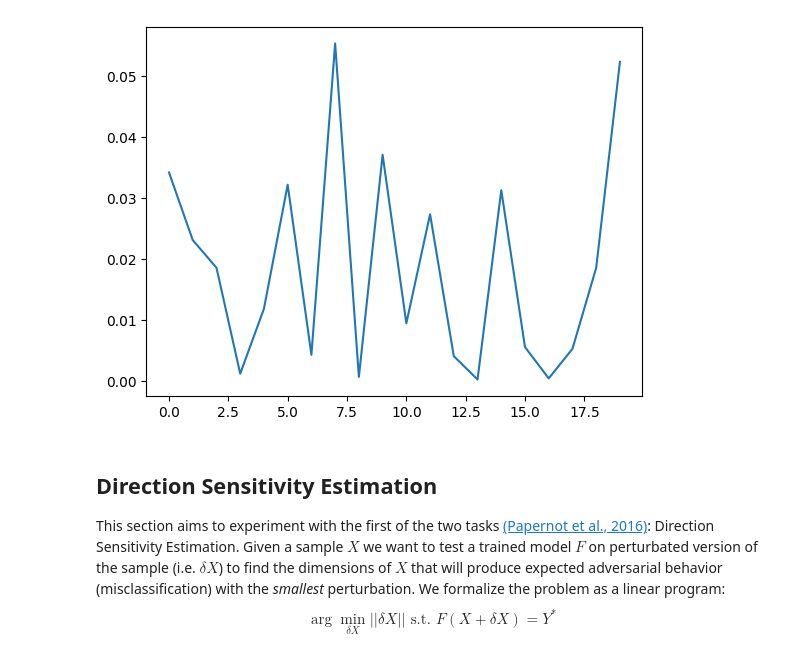
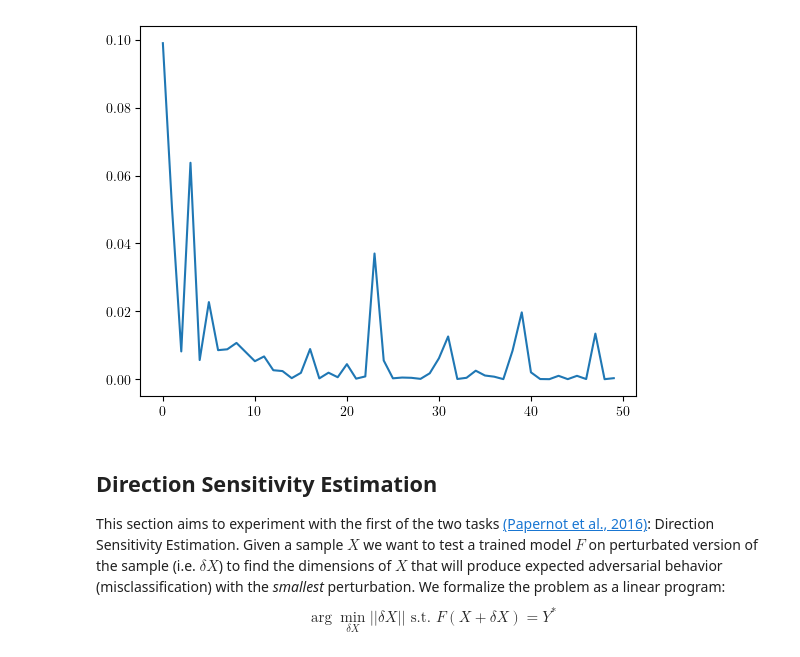
Before and after one commit to DeLnlyMthrLvr/Distillation_experiments, a Jupyter notebook: notebooks/exp_v2_ale.ipynb, the cells around one changed output. Cells and saved outputs as stored; diff of their text form; code cells hidden in the pictures.

```diff
--- a/notebooks/exp_v2_ale.ipynb
+++ b/notebooks/exp_v2_ale.ipynb
@@ -10,6 +10,7 @@ import torch.nn.functional as F
 import ssl
 
 ssl._create_default_https_context = ssl._create_stdlib_context
+plt.rcParams['text.usetex'] = True
 # %%
 from pathlib import Path
 
@@ -96,7 +97,7 @@ adam = torch.optim.AdamW(model.parameters(), lr=0.001)
 import time
 losses = []
 
-for e in tqdm(range(20)):
+for e in tqdm(range(50)):
     for images, labels in trainloader:
         images = images.to(device)
         labels = labels.to(device)
@@ -107,11 +108,11 @@ for e in tqdm(range(20)):
         adam.step()
     losses.append(loss.item())
     if e % 10 == 0:
-        print(f"Epoch {e}: {loss.item()}")
+        print(f"Epoch {e} loss: {loss.item()}", end="\r")
 
 plt.plot(losses)
 plt.show()
 
-PATH = f'models/{time.strftime("%m%d-%H%M%S")}.pth'
+PATH = f'C:/Users/aless/Repos/Rug/P3/Xai/Distillation_experiments/models/{time.strftime("%m%d-%H%M%S")}.pth'
 torch.save(model.state_dict(), PATH)
 # %% [output]
@@ -120,4 +124,4 @@ Epoch 10: 0.009503318928182125
-[figure, old version]
+[figure, new version]
 # %% [markdown]
 ## Direction Sensitivity Estimation
 This section aims to experiment with the first of the two tasks [(Papernot et al., 2016)](https://arxiv.org/abs/1511.04508): Direction Sensitivity Estimation. Given a sample $X$ we want to test a trained model $F$ on perturbated version of the sample (i.e. $\delta X$) to find the dimensions of $X$ that will produce expected adversarial behavior (misclassification) with the *smallest* perturbation. We formalize the problem as a linear program:
```
Also changed, not shown: parts of 9 cells of this notebook.
